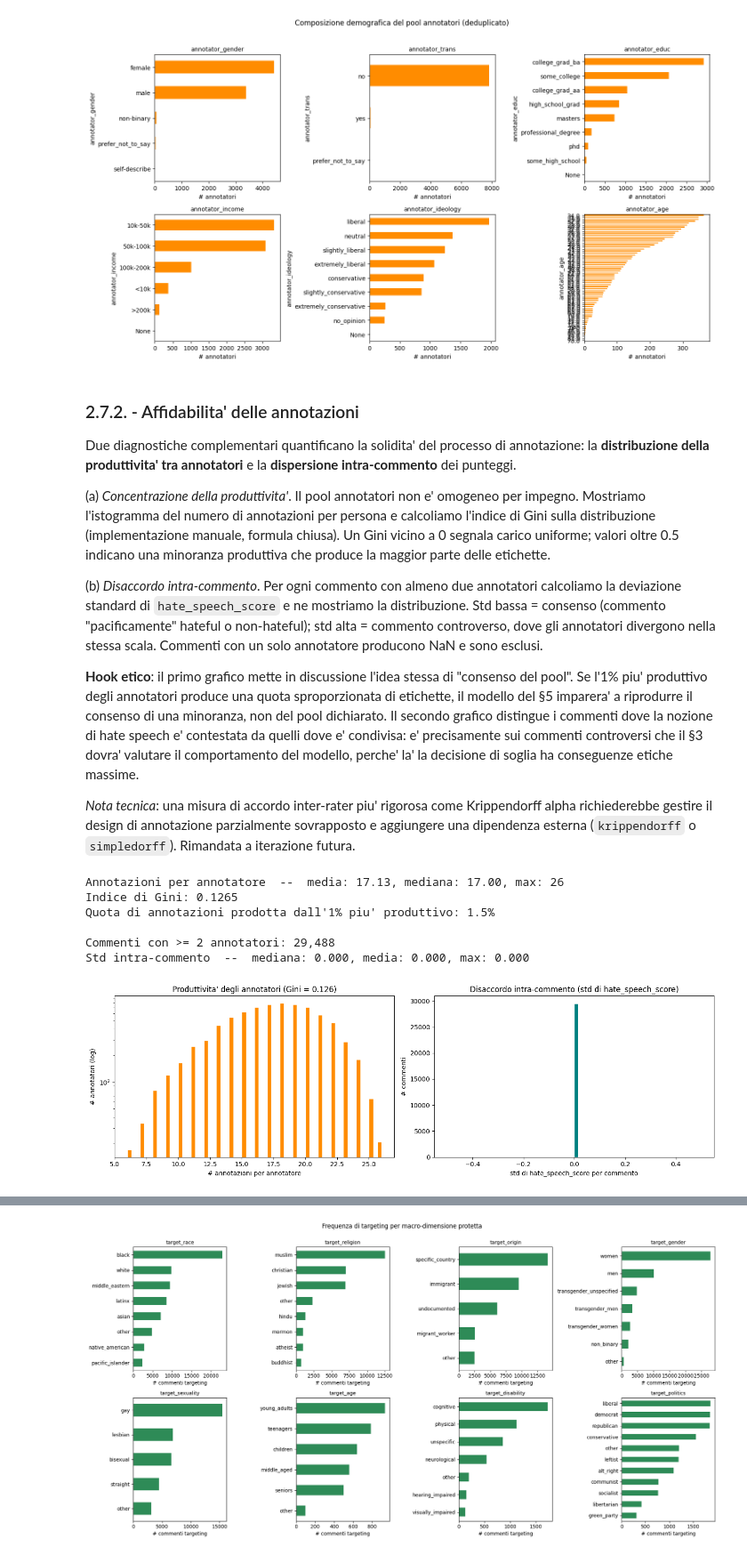
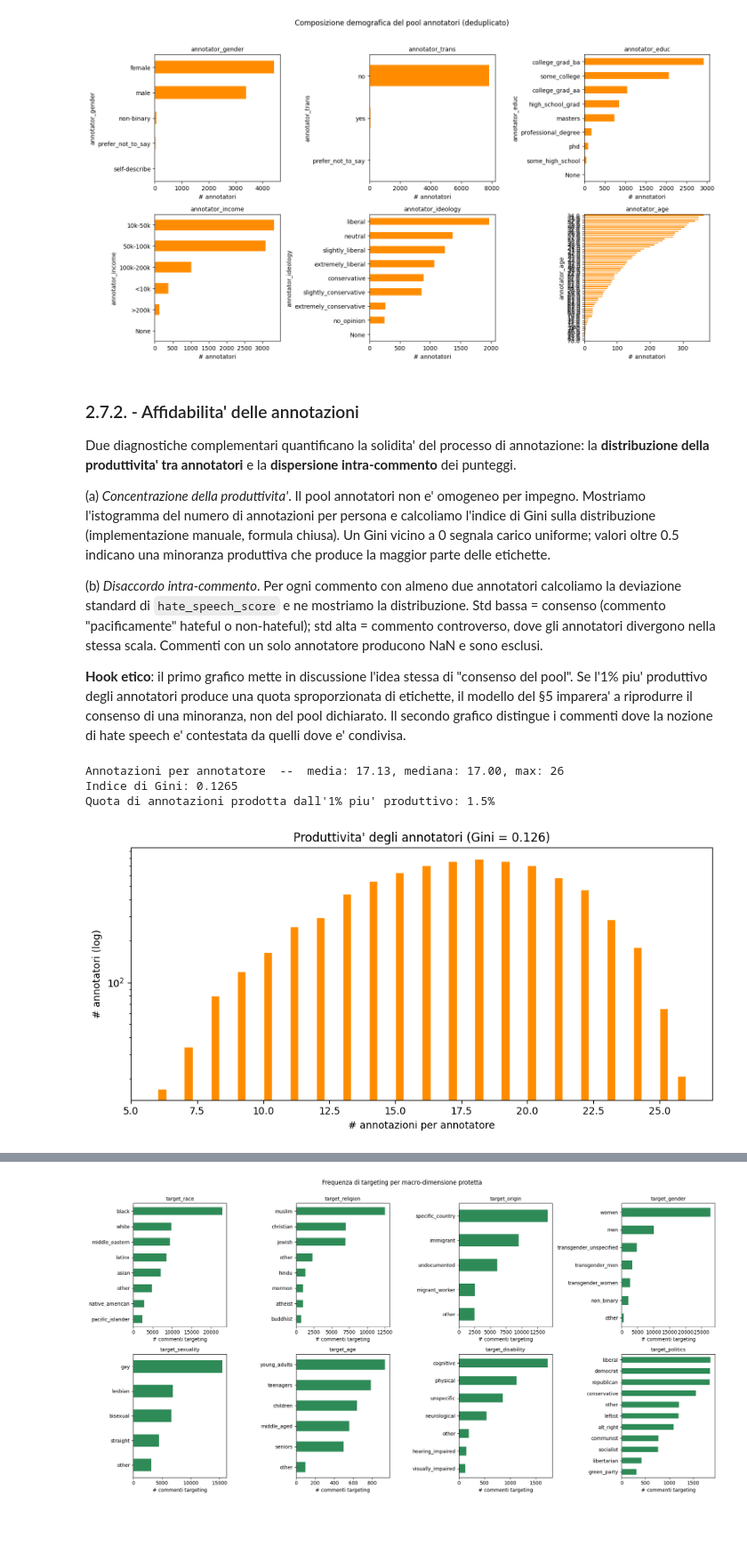
Before and after one commit to AndreaMorbello/measuring-hate-speech-audit, a Jupyter notebook: notebooks/audit.ipynb, the cells around one changed output, grey strips where cells are left out. Shown at 89% size. Cells and saved outputs as stored; diff of their text form; code cells hidden in the pictures; blank space fills up the shorter version.

```diff
--- a/notebooks/audit.ipynb
+++ b/notebooks/audit.ipynb
@@ -51,6 +48,7 @@ import subprocess
 from pathlib import Path
 from datasets import load_dataset
 import pandas as pd
+import numpy as np
 import matplotlib.pyplot as plt
 import seaborn as sns
 from src.data import (
@@ -61,11 +59,12 @@ from src.data import (
     platform_distribution,
     label_correlation_matrix,
     annotator_productivity,
-    comment_score_dispersion,
 )
 
-FIGURES_DIR = PROJECT_ROOT / "reports" / "figures"
+FIGURES_DIR = REPO_ROOT / "reports" / "figures"
 FIGURES_DIR.mkdir(parents=True, exist_ok=True)
+PROCESSED_DIR = REPO_ROOT / "data" / "processed"
+PROCESSED_DIR.mkdir(parents=True, exist_ok=True)
 # %% [markdown]
 ### 2.2. Caricamento del dataset
 
@@ -344,49 +350,33 @@ Due diagnostiche complementari quantificano la solidita' del processo di annotaz
 
 (b) *Disaccordo intra-commento*. Per ogni commento con almeno due annotatori calcoliamo la deviazione standard di `hate_speech_score` e ne mostriamo la distribuzione. Std bassa = consenso (commento "pacificamente" hateful o non-hateful); std alta = commento controverso, dove gli annotatori divergono nella stessa scala. Commenti con un solo annotatore producono NaN e sono esclusi.
 
-**Hook etico**: il primo grafico mette in discussione l'idea stessa di "consenso del pool". Se l'1% piu' produttivo degli annotatori produce una quota sproporzionata di etichette, il modello del §5 imparera' a riprodurre il consenso di una minoranza, non del pool dichiarato. Il secondo grafico distingue i commenti dove la nozione di hate speech e' contestata da quelli dove e' condivisa: e' precisamente sui commenti controversi che il §3 dovra' valutare il comportamento del modello, perche' la' la decisione di soglia ha conseguenze etiche massime.
-
-*Nota tecnica*: una misura di accordo inter-rater piu' rigorosa come Krippendorff alpha richiederebbe gestire il design di annotazione parzialmente sovrapposto e aggiungere una dipendenza esterna (`krippendorff` o `simpledorff`). Rimandata a iterazione futura.
+**Hook etico**: il primo grafico mette in discussione l'idea stessa di "consenso del pool". Se l'1% piu' produttivo degli annotatori produce una quota sproporzionata di etichette, il modello del §5 imparera' a riprodurre il consenso di una minoranza, non del pool dichiarato. Il secondo grafico distingue i commenti dove la nozione di hate speech e' contestata da quelli dove e' condivisa.
 # %%
-prod = annotator_productivity(df)
+prod: pd.DataFrame = annotator_productivity(df)
 
 print(
     f"Annotazioni per annotatore  --  media: {prod['mean']:.2f}, "
     f"mediana: {prod['median']:.2f}, max: {prod['max']}"
 )
 print(f"Indice di Gini: {prod['gini']:.4f}")
 print(
-    f"Quota di annotazioni prodotta dall'1% piu' produttivo: " f"{prod['top1pct_share'] * 100:.1f}%"
+    f"Quota di annotazioni prodotta dall'1% piu' produttivo: "
+    f"{prod['top1pct_share'] * 100:.1f}%"
 )
 
-dispersion = comment_score_dispersion(df)
-print(f"\nCommenti con >= 2 annotatori: {len(dispersion):,}")
-print(
-    f"Std intra-commento  --  mediana: {dispersion.median():.3f}, "
-    f"media: {dispersion.mean():.3f}, max: {dispersion.max():.3f}"
-)
+fig, ax = plt.subplots(figsize=(9, 4.5))
 
-fig, axes = plt.subplots(1, 2, figsize=(14, 4.5))
-
-axes[0].hist(prod["counts"].values, bins=60, color="darkorange", edgecolor="white")
-axes[0].set_yscale("log")
-axes[0].set_title(f"Produttivita' degli annotatori (Gini = {prod['gini']:.3f})")
-axes[0].set_xlabel("# annotazioni per annotatore")
-axes[0].set_ylabel("# annotatori (log)")
-
-axes[1].hist(dispersion.values, bins=60, color="teal", edgecolor="white")
-axes[1].set_title("Disaccordo intra-commento (std di hate_speech_score)")
-axes[1].set_xlabel("std di hate_speech_score per commento")
-axes[1].set_ylabel("# commenti")
+ax.hist(prod["counts"].values, bins=60, color="darkorange", edgecolor="white")
+ax.set_yscale("log")
+ax.set_title(f"Produttivita' degli annotatori (Gini = {prod['gini']:.3f})")
+ax.set_xlabel("# annotazioni per annotatore")
+ax.set_ylabel("# annotatori (log)")
 
 plt.tight_layout()
-fig.savefig(FIGURES_DIR / "eda_annotation_reliability.png", dpi=120, bbox_inches="tight")
+fig.savefig(FIGURES_DIR / "eda_annotator_productivity.png", dpi=120, bbox_inches="tight")
 plt.show()
 # %% [output]
 Annotazioni per annotatore  --  media: 17.13, mediana: 17.00, max: 26
 Indice di Gini: 0.1265
 Quota di annotazioni prodotta dall'1% piu' produttivo: 1.5%
-
-Commenti con >= 2 annotatori: 29,488
-Std intra-commento  --  mediana: 0.000, media: 0.000, max: 0.000
-[figure, old version]
+[figure, new version]
```
Also changed, not shown: parts of 48 cells of this notebook, 4 other files.
